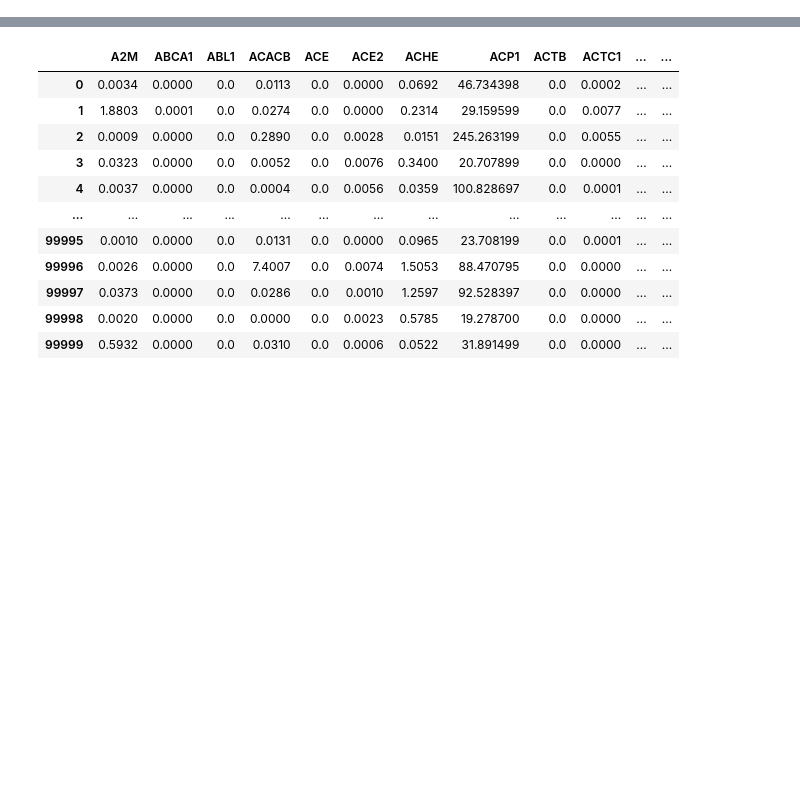
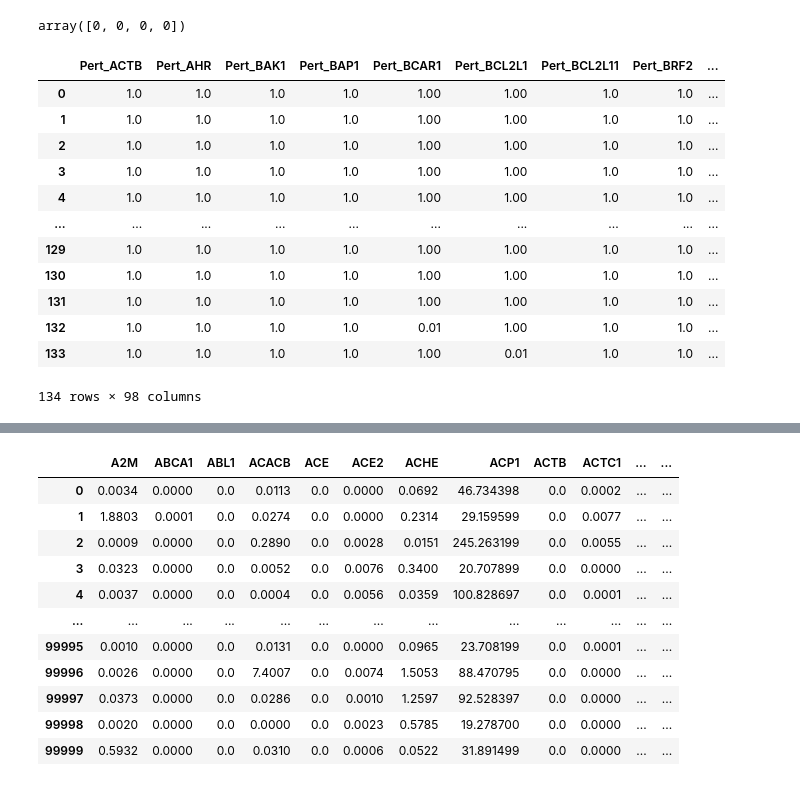
Before and after one commit to GeorgSommerer/bsc_thesis_pGRiNS, a Jupyter notebook: pgrins_explore.ipynb, the cells around one changed output, grey strips where cells are left out. Saved outputs shown, nothing was run; the diff lists cells and outputs as text; code cells hidden in the pictures; blank space fills up the shorter version.

```diff
--- a/pgrins_explore.ipynb
+++ b/pgrins_explore.ipynb
@@ -14,0 +17,4 @@ from sklearn.metrics.pairwise import cosine_similarity
+# %%
+np.repeat(0,4)
+# %% [output]
+array([0, 0, 0, 0])
@@ -14,0 +25,18 @@ from sklearn.metrics.pairwise import cosine_similarity
+# %%
+pert = pd.read_parquet("Data/SimulResults_Racipe/KeggoRo/001/KeggoRo_pert_genes_001.parquet")
+# %%
+pert
+# %% [output]
+|  | Pert_ACTB | Pert_AHR | Pert_BAK1 | Pert_BAP1 | Pert_BCAR1 | Pert_BCL2L1 | Pert_BCL2L11 | Pert_BRF2 | ... |
+| 0 | 1.0 | 1.0 | 1.0 | 1.0 | 1.00 | 1.00 | 1.0 | 1.0 | ... |
+| 1 | 1.0 | 1.0 | 1.0 | 1.0 | 1.00 | 1.00 | 1.0 | 1.0 | ... |
+| 2 | 1.0 | 1.0 | 1.0 | 1.0 | 1.00 | 1.00 | 1.0 | 1.0 | ... |
+| 3 | 1.0 | 1.0 | 1.0 | 1.0 | 1.00 | 1.00 | 1.0 | 1.0 | ... |
+| 4 | 1.0 | 1.0 | 1.0 | 1.0 | 1.00 | 1.00 | 1.0 | 1.0 | ... |
+| ... | ... | ... | ... | ... | ... | ... | ... | ... | ... |
+| 129 | 1.0 | 1.0 | 1.0 | 1.0 | 1.00 | 1.00 | 1.0 | 1.0 | ... |
+| 130 | 1.0 | 1.0 | 1.0 | 1.0 | 1.00 | 1.00 | 1.0 | 1.0 | ... |
+| 131 | 1.0 | 1.0 | 1.0 | 1.0 | 1.00 | 1.00 | 1.0 | 1.0 | ... |
+| 132 | 1.0 | 1.0 | 1.0 | 1.0 | 0.01 | 1.00 | 1.0 | 1.0 | ... |
+| 133 | 1.0 | 1.0 | 1.0 | 1.0 | 1.00 | 0.01 | 1.0 | 1.0 | ... |
+134 rows × 98 columns
```
Also changed, not shown: parts of 5 cells of this notebook, 6 other files.
